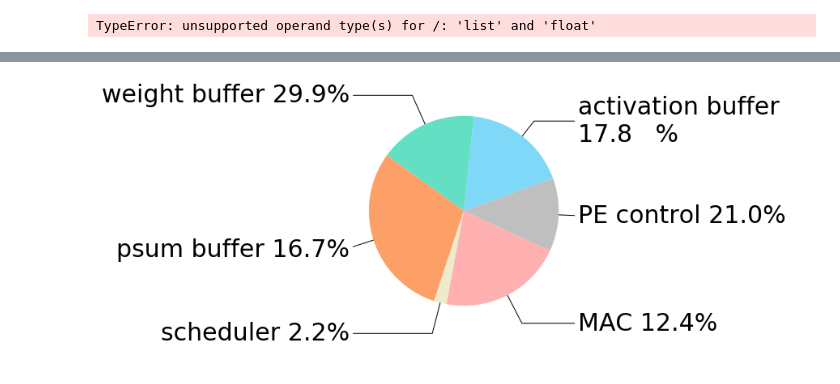
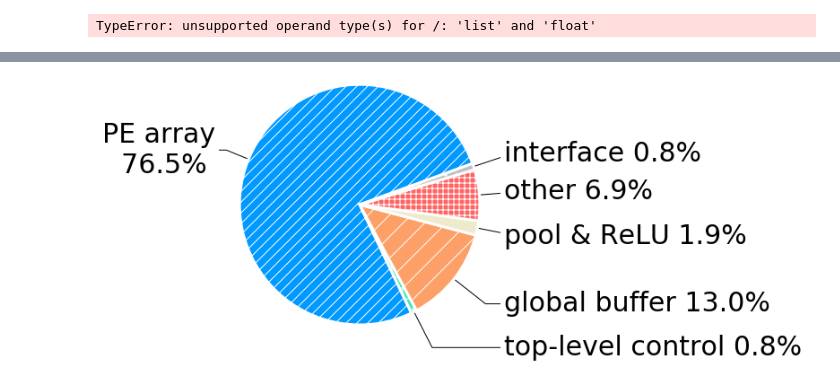
Before and after one commit to changchun-zhou/sagitta_fig, a Jupyter notebook: scripts/Voltage-Frequency-Scaling/Sagitta_Fig.ipynb, the cells around one changed output, grey strips where cells are left out. Saved outputs shown, nothing was run; the diff lists cells and outputs as text; code cells hidden in the pictures.

```diff
--- a/scripts/Voltage-Frequency-Scaling/Sagitta_Fig.ipynb
+++ b/scripts/Voltage-Frequency-Scaling/Sagitta_Fig.ipynb
@@ -901,43 +1004,45 @@ import pandas as pd
 import matplotlib.pyplot as plt
 
 # top-level
-# fig_name = 'top'
-# startangle = 20
-# area = np.array([12885986,129255, 2196810,
-# 327901,
-# 1154988,
-# 141859
-# ])
+fig_name = 'top'
+startangle = 20
+area = np.array([12885986,129255, 2196810,
+327901,
+1154988,
+141859
+])
 
-# labels = ['PE array\n{:.1f}% '.format(area[0]/sum(area)*100), 'top-level control {:.1f}%'.format(area[2]/sum(area)*100), 'global buffer {:.1f}%'.format(area[1]/sum(area)*100), 'pool & ReLU {:.1f}%'.format(area[3]/sum(area)*100), 'other {:.1f}%'.format(area[5]/sum(area)*100), 'interface {:.1f}%'.format(area[4]/sum(area)*100)]
+labels = ['PE array\n{:.1f}% '.format(area[0]/sum(area)*100), 'top-level control {:.1f}%'.format(area[1]/sum(area)*100), 'global buffer {:.1f}%'.format(area[2]/sum(area)*100), 'pool & ReLU {:.1f}%'.format(area[3]/sum(area)*100), 'other {:.1f}%'.format(area[4]/sum(area)*100), 'interface {:.1f}%'.format(area[5]/sum(area)*100)]
 # colors = [(128/255, 216/255, 248/255), (99/255, 224/255, 196/255), (253/255, 160/255, 103/255), (238/255, 234/255, 204/255), (255/255, 177/255, 177/255), (191/255, 191/255, 191/255)]
 
 # intra-PE
-fig_name = 'intra-PE'
-startangle= 20
-area = np.array([
-139604,
-131362,
-234684,
-16977,
-165240,
-97781
-])
+# fig_name = 'intra-PE'
+# startangle= 20
+# area = np.array([
+# 139604,
+# 131362,
+# 234684,
+# 16977,
+# 165240,
+# 97781
+# ])
 
-labels = ['activation buffer   \n{:.1f}   % '.format(area[0]/sum(area)*100), 'weight buffer {:.1f}%'.format(area[2]/sum(area)*100), 'psum buffer {:.1f}%'.format(area[1]/sum(area)*100), 'scheduler {:.1f}%'.format(area[3]/sum(area)*100), 'MAC {:.1f}%'.format(area[5]/sum(area)*100), 'PE control {:.1f}%'.format(area[4]/sum(area)*100)]
-colors = [(128/255, 216/255, 248/255), (99/255, 224/255, 196/255), (253/255, 160/255, 103/255), (238/255, 234/255, 204/255), (255/255, 177/255, 177/255), (191/255, 191/255, 191/255)]
+# labels = ['activation buffer   \n{:.1f}   % '.format(area[0]/sum(area)*100), 'weight buffer {:.1f}%'.format(area[2]/sum(area)*100), 'psum buffer {:.1f}%'.format(area[1]/sum(area)*100), 'scheduler {:.1f}%'.format(area[3]/sum(area)*100), 'MAC {:.1f}%'.format(area[5]/sum(area)*100), 'PE control {:.1f}%'.format(area[4]/sum(area)*100)]
+
+
+colors = [(0/255, 153/255, 255/255), (67/255, 230/255, 184/255), (253/255, 160/255, 103/255), (238/255, 234/255, 204/255), (255/255, 100/255, 100/255), (191/255, 191/255, 191/255)]
 
 # colors = [(0/255, 153/255, 255/255), (215/255, 227/255, 191/255), (255/255, 242/255, 204/255), (183/255, 221/255, 232/255), (238/255, 234/255, 242/255), (191/255, 191/255, 191/255)]
 
 
 
 # plt.rcParams["font.family"] = ["Arial"]
-plt.subplots(figsize=(3.5, 4.6))
+plt.subplots(figsize=(4, 4.6))
 data = {"PE": 120, "电子": 90, "计算机": 50, "经管": 60, "建筑": 100, "汽车": 50}
 # 构造数据
 data = pd.DataFrame([data])
 # 绘制圆环图，并返回饼块对象
-wedges, texts = plt.pie(area, colors=colors, startangle=startangle, radius=1.5)
+wedges, texts = plt.pie(area, colors=colors, startangle=startangle, radius=1.5, wedgeprops={'linewidth': 3, 'edgecolor': "white"})
 # 构造annotate函数的**kwargs参数，设置引导线线型
 kw = dict(arrowprops=dict(arrowstyle="-"), zorder=0, va="center")
 # 遍历饼块绘制注释标签和引导线
@@ -950,31 +1055,36 @@ for i, p in enumerate(wedges):
     # print(p.theta1, p.theta2, ang, np.deg2rad(ang), x, y)
     # 演示引导线起点位置
     # plt.plot(x, y, "or")
     # 根据x的值即角度所在象限确定引导线的对齐方式
     horizontalalignment = {-1: "right", 1: "left"}[int(np.sign(x))]
     # 设置引导线的连接方式
     connectionstyle = "angle,angleA=0,angleB={}".format(ang)
     kw["arrowprops"].update({"connectionstyle": connectionstyle})
     # 绘制注释标签和引导线
     if i >0:
         plt.annotate(
             labels[i],
             xy=(x, y),
             xytext=(1.8 * np.sign(x), 2 * y),
             horizontalalignment=horizontalalignment,fontsize=30,
             **kw
         )
     else:
         plt.annotate(
             labels[i],
             xy=(x, y),
             xytext=(1.8* np.sign(x), 1.8* y),
             # xytext=(2* x, 4* y),
             horizontalalignment=horizontalalignment,fontsize=30,
             **kw
         )
 # plt.title("专业人数占比")
+wedges[0].set_hatch('//')
+wedges[1].set_hatch('+')
+wedges[2].set_hatch('/')
+wedges[4].set_hatch('++')
+wedges[5].set_hatch('.')
 plt.savefig('../../generate/area_'+fig_name+'.svg', format='svg')
 plt.show()
 # %% [output]
-[figure, old version]
+[figure, new version]
```
Also changed, not shown: parts of 9 cells of this notebook.
